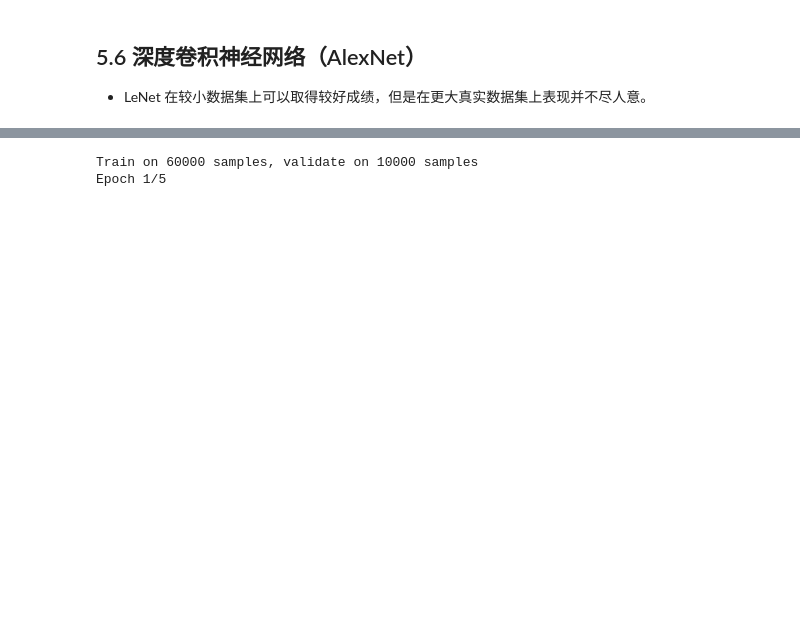
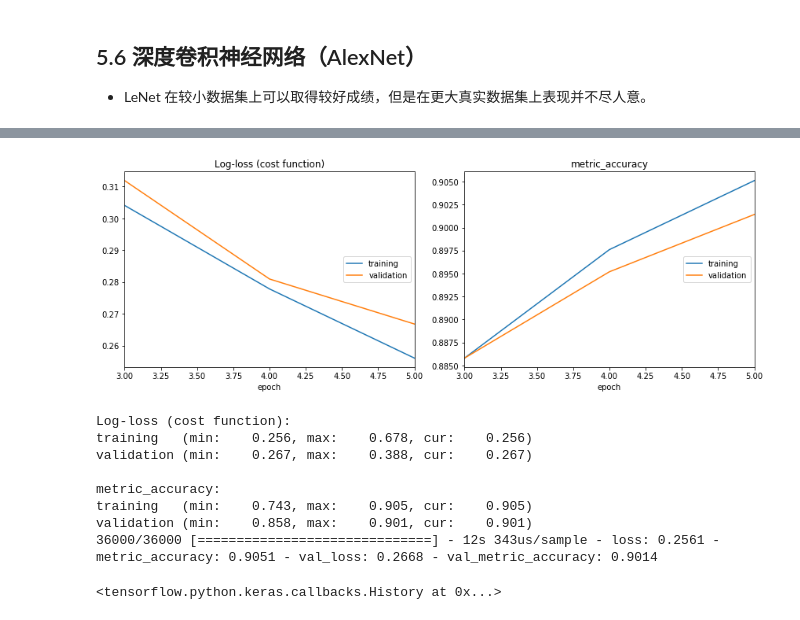
Before and after one commit to Jerzha/d2l-keras, a Jupyter notebook: chapter5/5.6_alexnet.ipynb, the cells around one changed output, grey strips where cells are left out. Cells and saved outputs as stored; diff of their text form; code cells hidden in the pictures; blank space fills up the shorter version.

Commit message:
rerun chapter 5.6
1. using tf.image.resize can work
2. using transfer resize no work

```diff
--- a/chapter5/5.6_alexnet.ipynb
+++ b/chapter5/5.6_alexnet.ipynb
@@ -55,17 +58,26 @@ x_test = x_test/255.
 # %%
 def metric_accuracy(y_true, y_pred):
     ytrue = K.flatten(y_true)
     ypred = K.cast(K.argmax(y_pred, axis=-1), K.floatx())
     acc = K.equal(ytrue, ypred)
     return K.mean(acc)
 
 model.compile(optimizer='adam',
               loss=keras.losses.sparse_categorical_crossentropy,
               metrics=[metric_accuracy])
 
-model.fit(x_train.reshape(x_train.shape[0], 28, 28, 1), y_train, epochs=5, batch_size=128,
-          validation_data=(x_test.reshape(x_test.shape[0], 28, 28, 1), y_test),
-          callbacks=[PlotLossesCallback()])
+model.fit(
+    x_train.reshape((x_train.shape[0], 28, 28, 1)),
+    y_train, epochs=5, batch_size=128, validation_split=0.4,
+    callbacks=[PlotLossesCallback()])
 # %% [output]
+[figure, added]
-Train on 60000 samples, validate on 10000 samples
-Epoch 1/5
+Log-loss (cost function):
+training   (min:    0.256, max:    0.678, cur:    0.256)
+validation (min:    0.267, max:    0.388, cur:    0.267)
+
+metric_accuracy:
+training   (min:    0.743, max:    0.905, cur:    0.905)
+validation (min:    0.858, max:    0.901, cur:    0.901)
+36000/36000 [==============================] - 12s 343us/sample - loss: 0.2561 - metric_accuracy: 0.9051 - val_loss: 0.2668 - val_metric_accuracy: 0.9014
+<tensorflow.python.keras.callbacks.History at 0x...>
```
Also changed, not shown: parts of 2 cells of this notebook.
